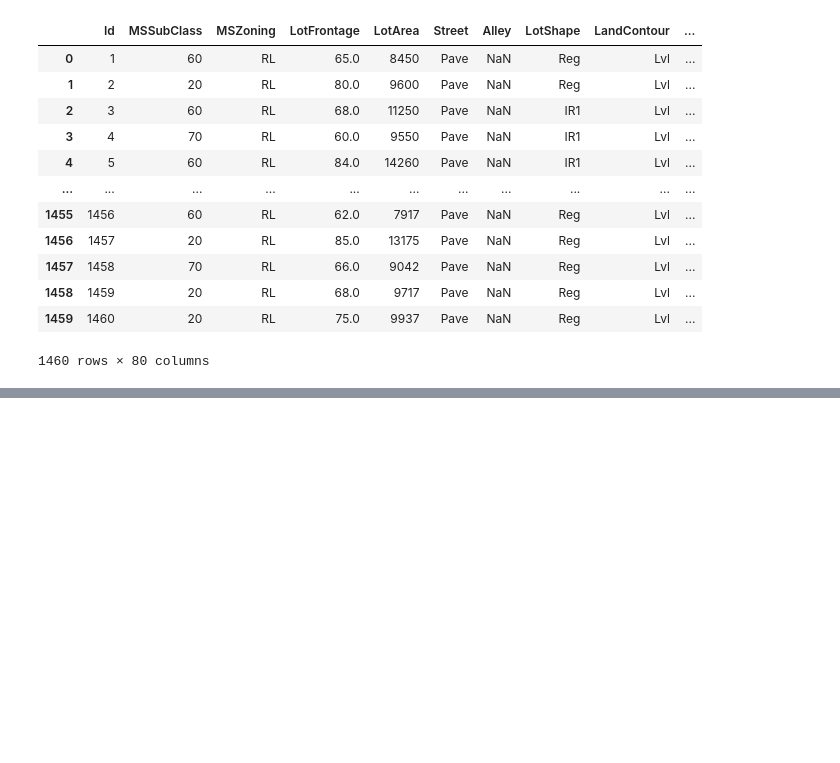
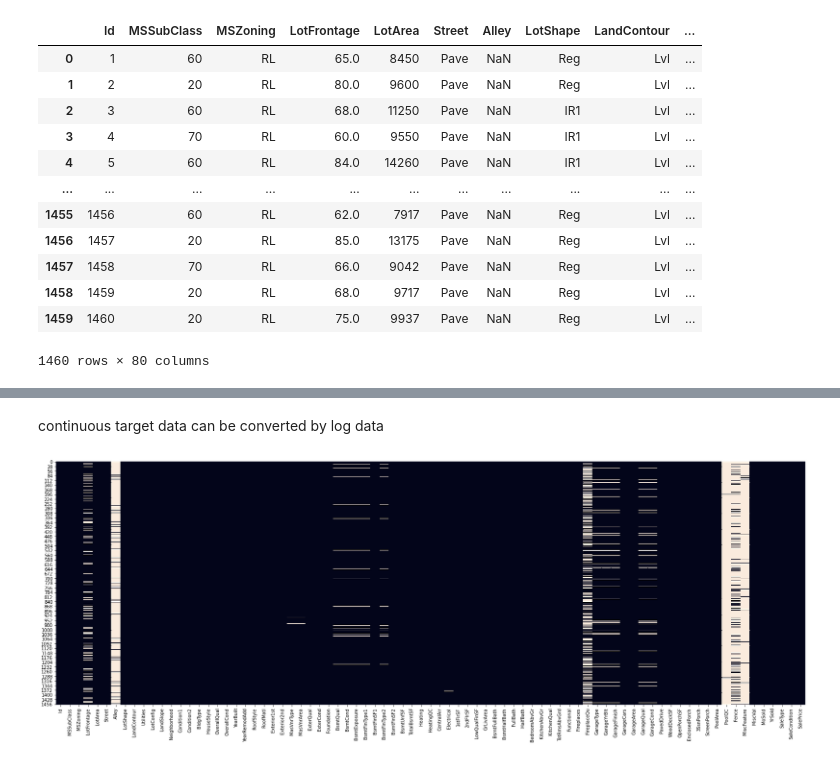
Before and after one commit to marudengi/TensorFlow, a Jupyter notebook: practice_for_kaggle.ipynb, the cells around one changed output, grey strips where cells are left out. Saved outputs shown, nothing was run; the diff lists cells and outputs as text; code cells hidden in the pictures; blank space fills up the shorter version.

```diff
--- a/practice_for_kaggle.ipynb
+++ b/practice_for_kaggle.ipynb
@@ -155,0 +158,9 @@ SyntaxError: ignored
+# %% [markdown]
+continuous target data can be converted by log data
+# %%
+#uniform_data = np.random.rand(train.index.shape[0],train.columns.shape[0])
+f, ax = plt.subplots(1,1,figsize=(30,10))
+sns.heatmap(train.isnull(),cbar=False)
+plt.show()
+# %% [output]
+[figure, added]
```
Also changed, not shown: parts of 11 cells of this notebook.
